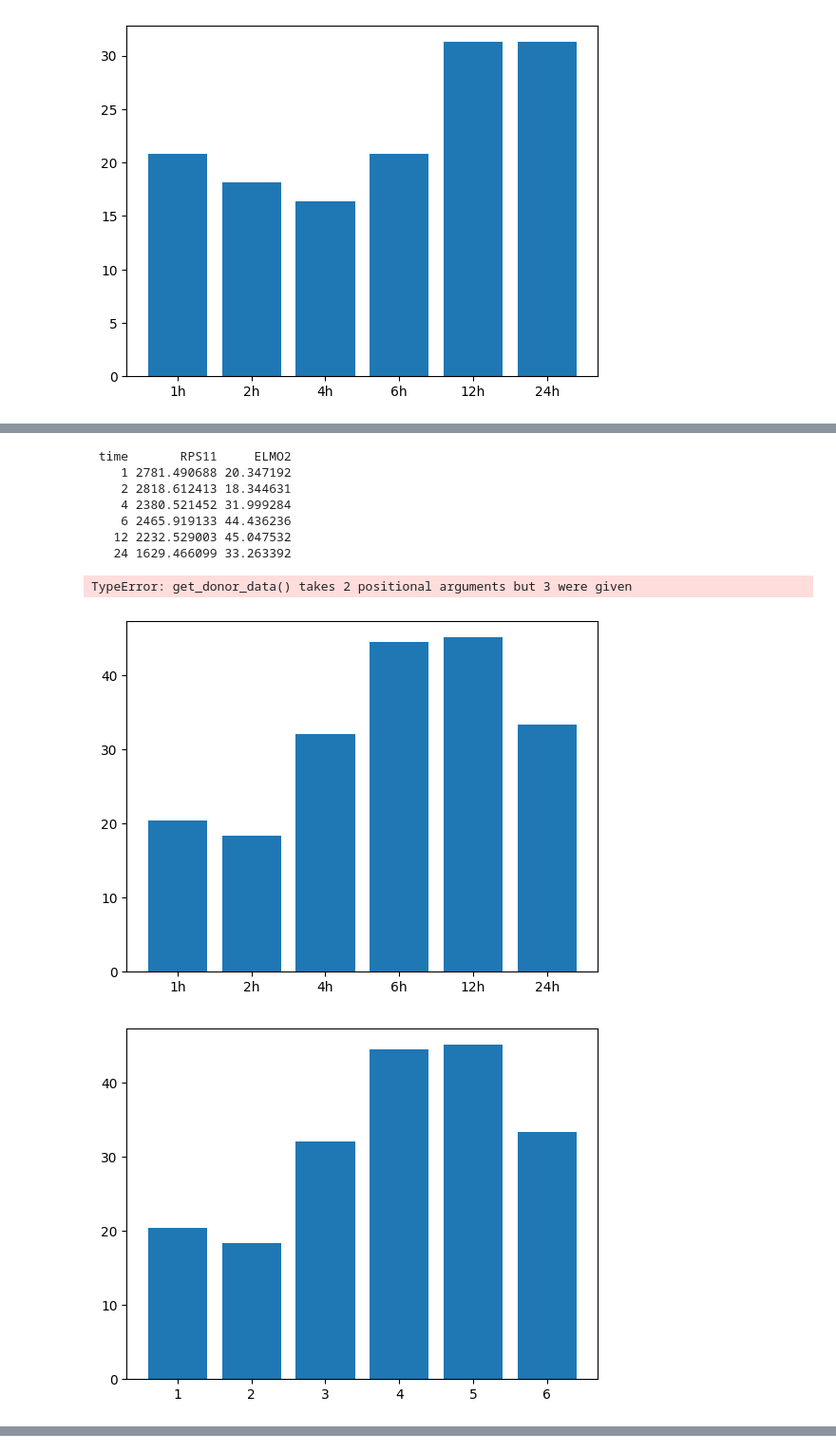
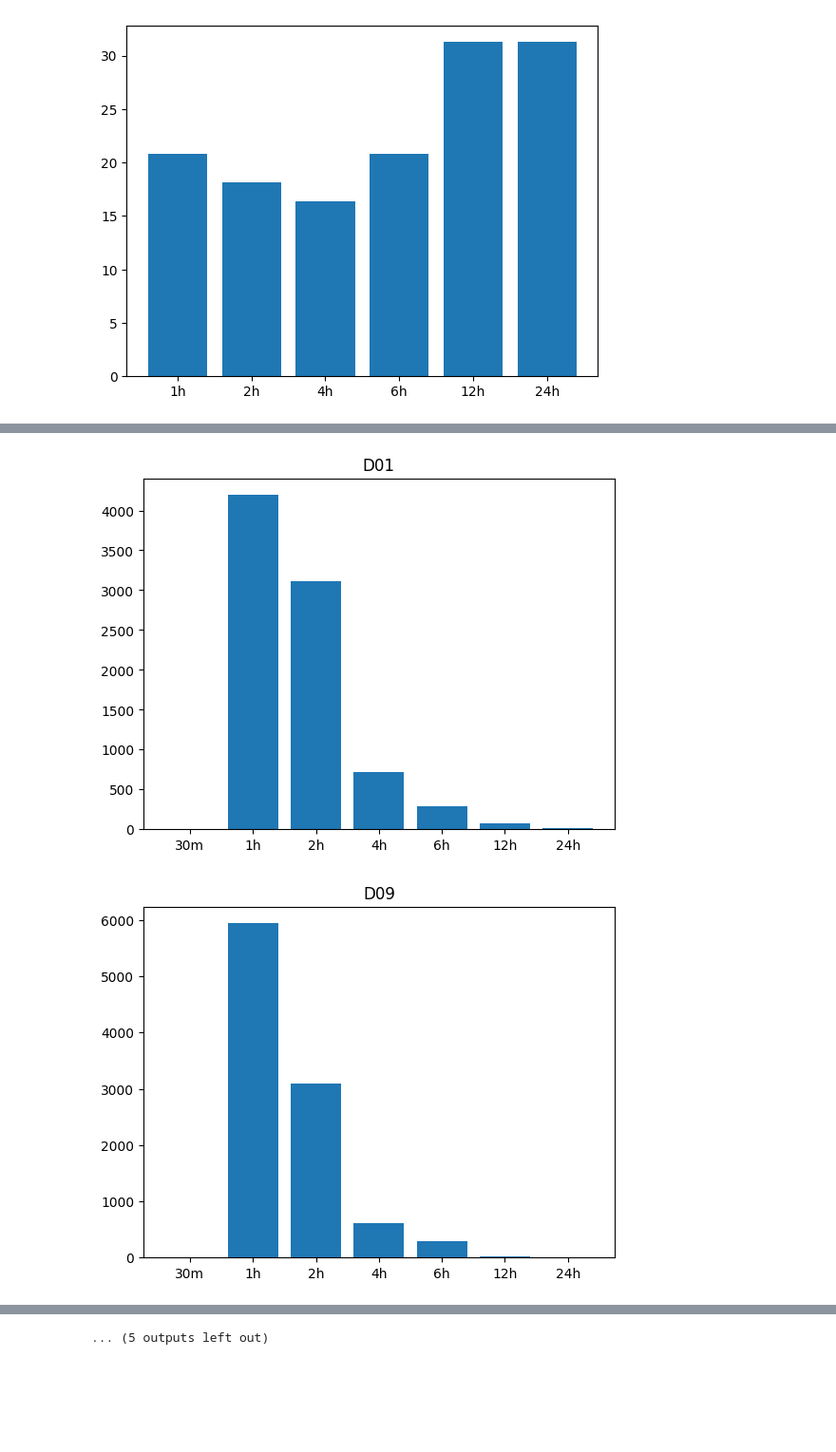
Before and after one commit to colabobio/teaching-materials, a Jupyter notebook: gsbs-bbs764/rnaseq_tpm_analysis.ipynb, the cells around one changed output, grey strips where cells are left out. Shown at 95% size. Saved outputs shown, nothing was run; the diff lists cells and outputs as text; code cells hidden in the pictures; blank space fills up the shorter version.

```diff
--- a/gsbs-bbs764/rnaseq_tpm_analysis.ipynb
+++ b/gsbs-bbs764/rnaseq_tpm_analysis.ipynb
@@ -100,4 +75,0 @@ ValueError: invalid literal for int() with base 10: '30m'
-# %%
-dd = get_donor_data(df, 'D09')
-plt.bar(samples, dd['NF1'])
-plt.xticks(range(1,7), ['1h', '2h', '4h', '6h', '12h', '24h'])
@@ -134,11 +75,0 @@ plt.savefig("plt.pdf")
-# %%
-import re
-patients = []
-for col in df.columns:
-    res = re.findall('.[A-Z][0-9]+_', col)
-    if len(res) == 1:
-        #print(res)
-        id = res[0][1:-1]
-        if id not in patients:
-            patients += [id]
-print(patients)
@@ -178,8 +75,0 @@ df['rsem.out.D01_MDDC_Ctrl_0h']['CTSC']
-# %%
-def get_donor_data(all_data, donor_id):
-    df_donor = all_data.filter(regex=donor_id)
-    dft = df_donor.transpose()
-    dft['time'] = dft.index
-    dft['time'] = dft['time'].str.split('_').str[3].str.replace('h', '').astype(int)
-    dft.sort_values(by='time', inplace=True)
-    return dft
@@ -203,27 +75,0 @@ Name: RPS11, dtype: float64
-# %%
-df_d01 = get_donor_data(df, 'D01_MDDC_Lps')
-print(df_d01[['time', 'RPS11', 'ELMO2']].to_string(index=False))
-# %% [output]
- time       RPS11     ELMO2
-    1 2781.490688 20.347192
-    2 2818.612413 18.344631
-    4 2380.521452 31.999284
-    6 2465.919133 44.436236
-   12 2232.529003 45.047532
-   24 1629.466099 33.263392
-# %%
-df_d09 = get_donor_data(df, 'PNMA1', 'D09')
-# %% [output]
-TypeError: get_donor_data() takes 2 positional arguments but 3 were given
-# %%
-plt.bar(range(1,7), df_d01['ELMO2'])
-plt.xticks(range(1,7), ['1h', '2h', '4h', '6h', '12h', '24h'])
-plt.savefig("plt.pdf")
-# %% [output]
-[figure, removed]
-# %%
-plt.bar(range(1,7), df_d01['ELMO2'])
-#plt.plot(df_d01['time'], df_d01['ELMO2'])
-plt.savefig("plt.pdf")
-# %% [output]
-[figure, removed]
@@ -231,0 +76,11 @@ plt.plot(df_d09['time'], df_d09['PNMA1'])
+# %%
+gene = 'TNF'
+for id in donors:
+    dd = get_donor_data(df, id)
+    values = [dd[gene][v] if v in dd.index else 0 for v in obs_times.categories]
+    plt.title(id)
+    plt.bar(obs_times.categories, values)
+    plt.show()
+# %% [output]
+[figure, added]
+[figure, added]
@@ -231,0 +97 @@ plt.plot(df_d09['time'], df_d09['PNMA1'])
+... (5 outputs left out)
```
Also changed, not shown: parts of 20 cells of this notebook.
